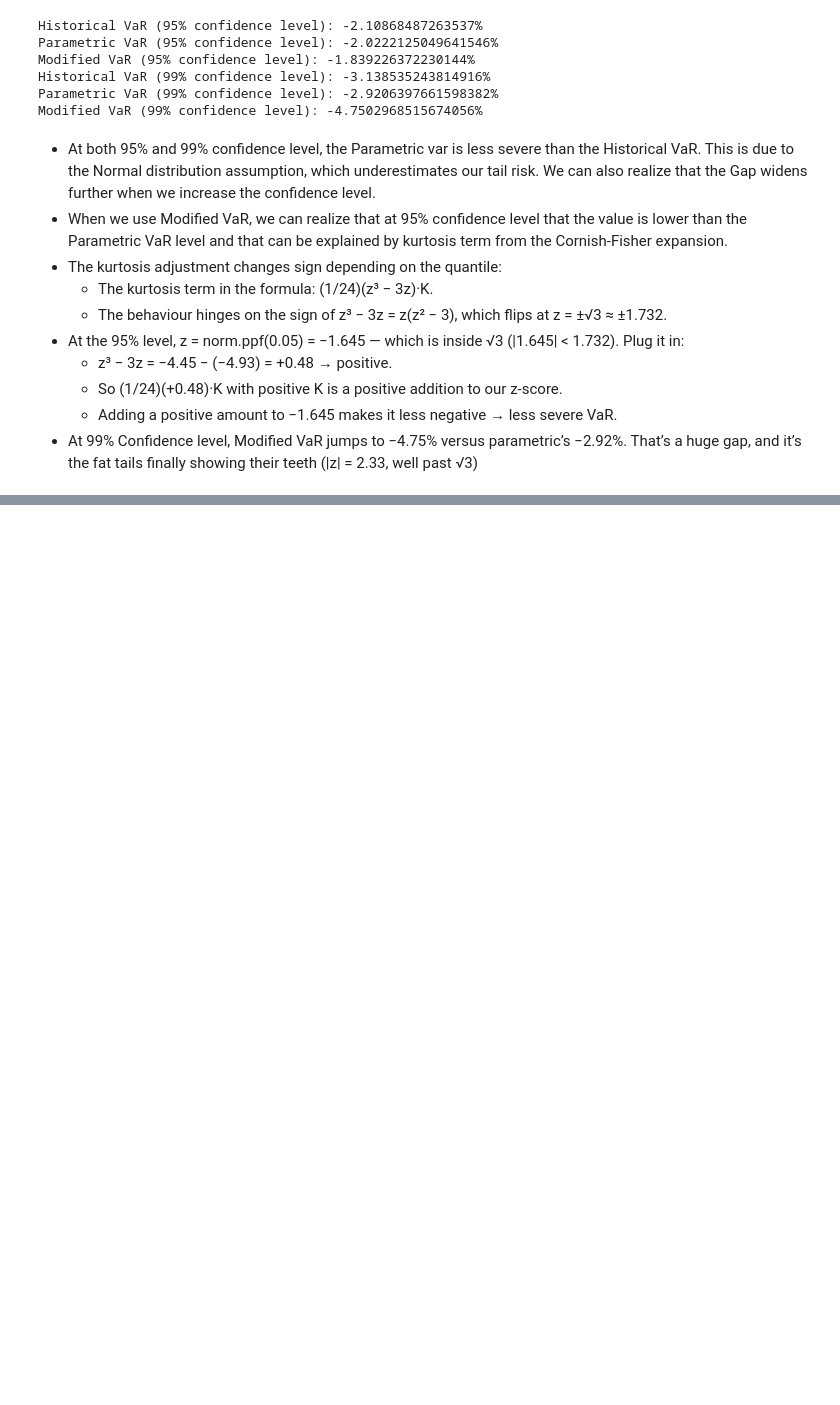
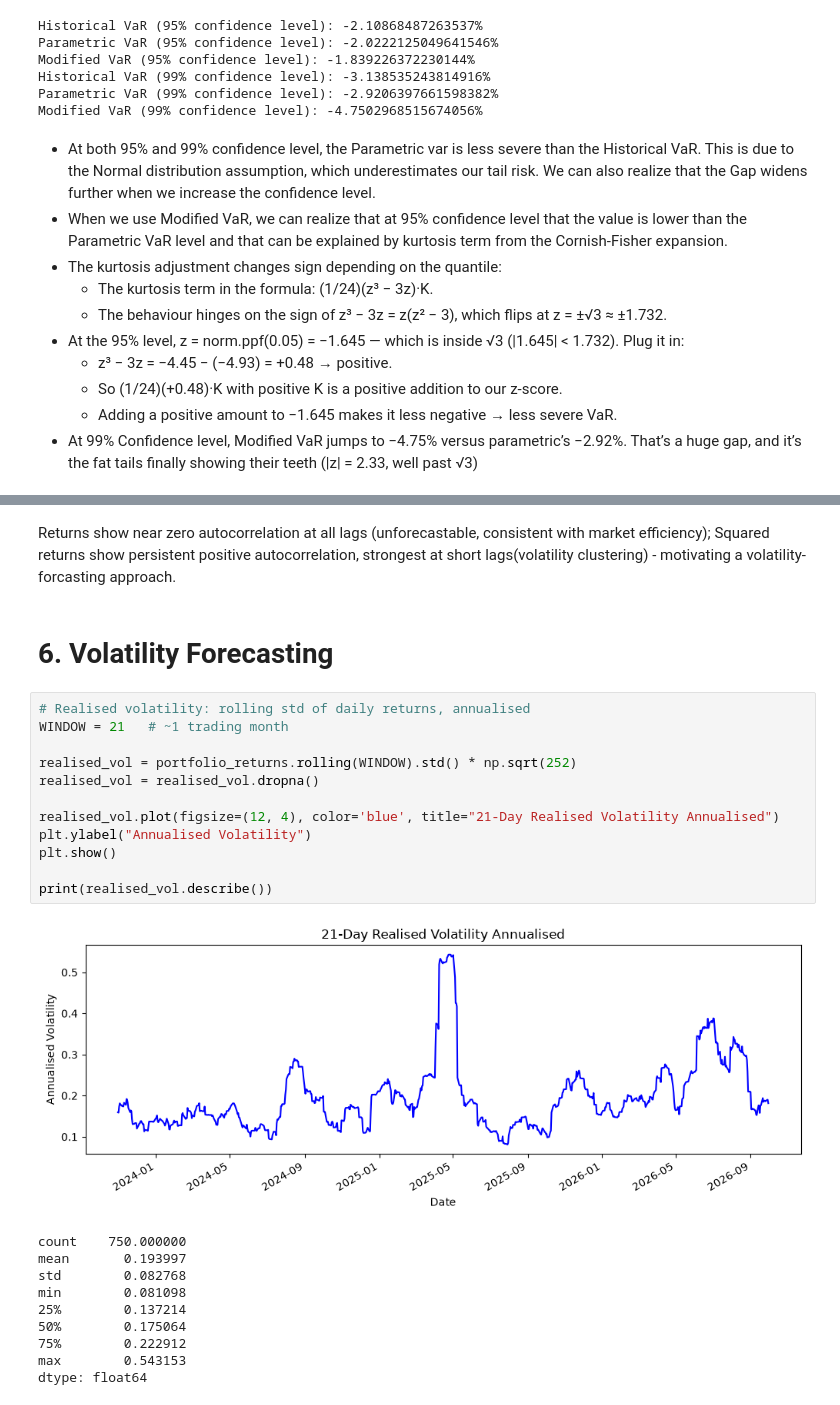
Before and after one commit to charbelalazzi/portfolio-risk-analyzer, a Jupyter notebook: Portfolio Analyzer.ipynb, the cells around one changed output, grey strips where cells are left out. Drawn from its saved outputs; the diff is of its cells as text; blank space fills up the shorter version.

Commit message:
Add VaR/CVaR suite, volatility forecasting module, and README updates

```diff
--- a/Portfolio Analyzer.ipynb
+++ b/Portfolio Analyzer.ipynb
@@ -378,0 +411,28 @@ Modified VaR (99% confidence level): -4.7502968515674056%
+# %% [markdown]
+Returns show near zero autocorrelation at all lags (unforecastable, consistent with market efficiency);
+Squared returns show persistent positive autocorrelation, strongest at short lags(volatility clustering) - motivating a volatility-forcasting approach.
+# %% [markdown]
+# 6. Volatility Forecasting
+# %%
+# Realised volatility: rolling std of daily returns, annualised
+WINDOW = 21   # ~1 trading month
+
+realised_vol = portfolio_returns.rolling(WINDOW).std() * np.sqrt(252)
+realised_vol = realised_vol.dropna()
+
+realised_vol.plot(figsize=(12, 4), color='blue', title="21-Day Realised Volatility Annualised")
+plt.ylabel("Annualised Volatility")
+plt.show()
+
+print(realised_vol.describe())
+# %% [output]
+[figure, added]
+count    750.000000
+mean       0.193997
+std        0.082768
+min        0.081098
+25%        0.137214
+50%        0.175064
+75%        0.222912
+max        0.543153
+dtype: float64
```
Also changed, not shown: parts of 13 cells of this notebook.
